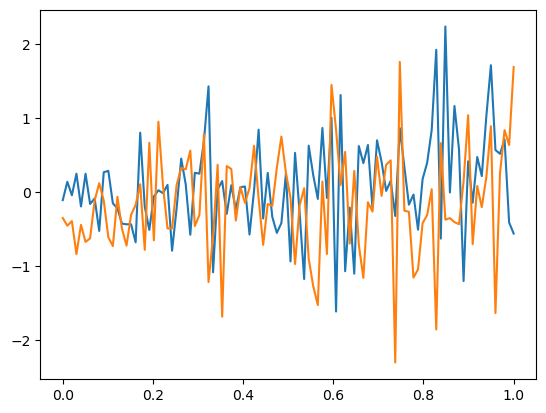
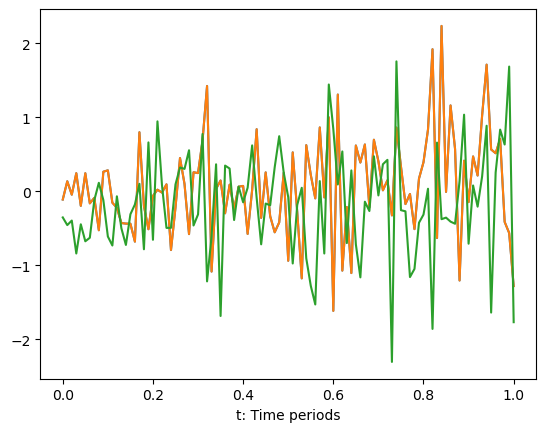
Unified diff of the notebook cell whose output changed from the first chart to the second:
--- before
+++ after
@@ -1 +1,4 @@
-plt.plot(t, X)
+# print(t)
+plt.plot(times, X[:, 0])
+plt.plot(times, X)
+plt.xlabel('t: Time periods')

Commit: understanding: SGLD algo